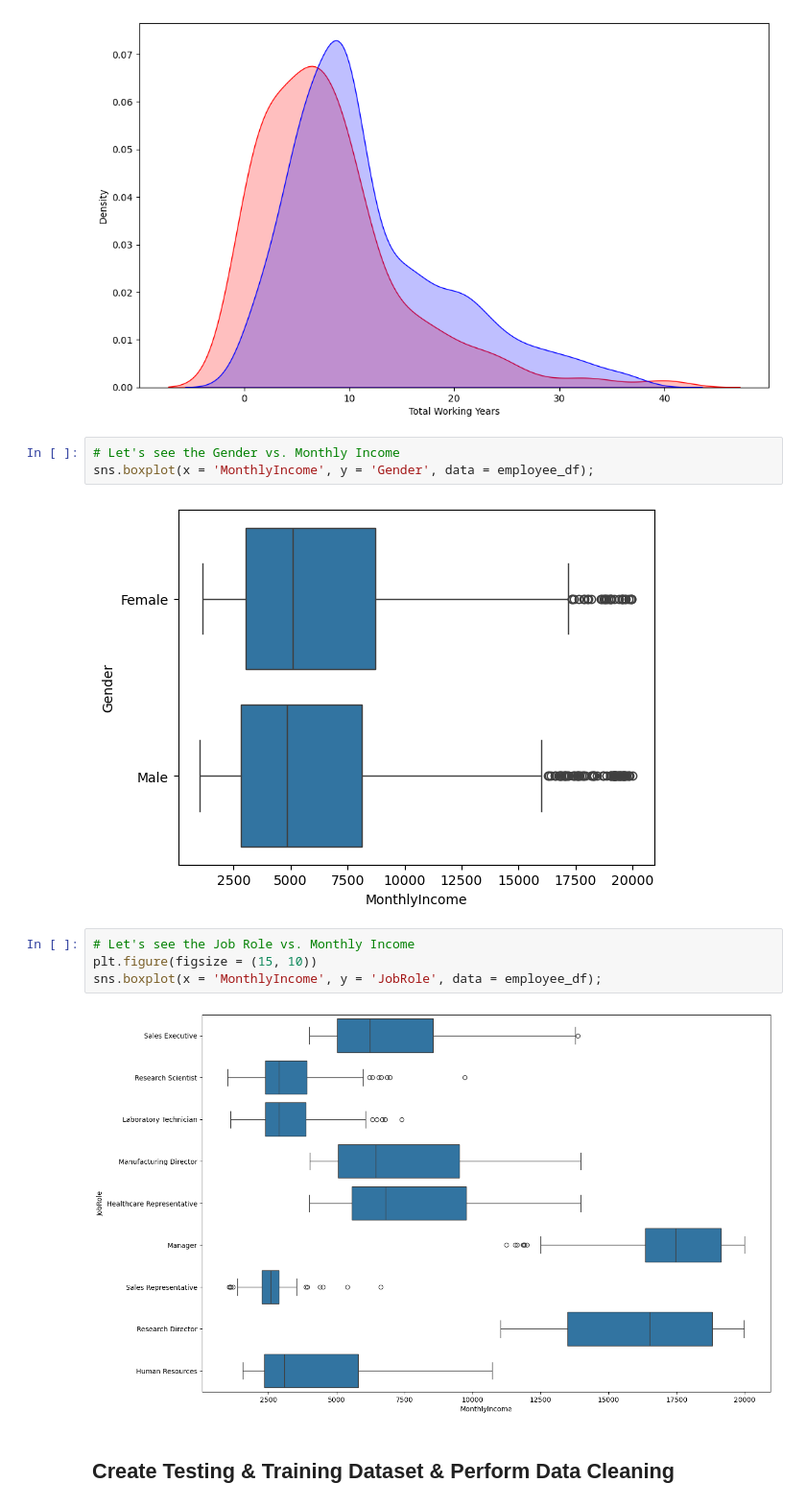
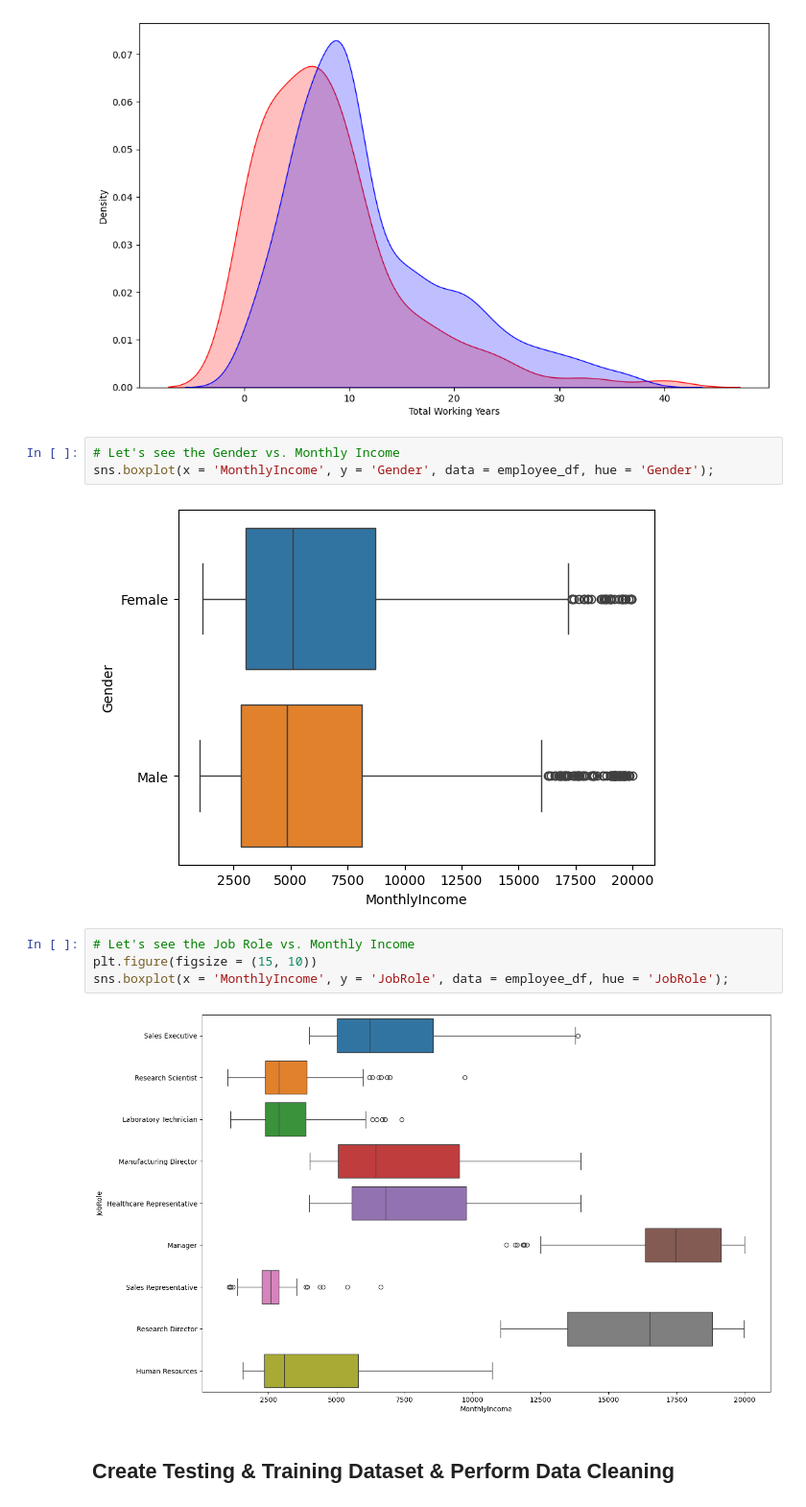
Before and after one commit to antoniolevar/Employee-Attrition-Predictor, a Jupyter notebook: Human Resources Department.ipynb, the cells around one changed output. Shown at 96% size. Cells and saved outputs as stored; diff of their text form.

```diff
--- a/Human Resources Department.ipynb
+++ b/Human Resources Department.ipynb
@@ -275,15 +275,15 @@ plt.xlabel('Total Working Years');
 [figure]
 # %%
 # Let's see the Gender vs. Monthly Income
-sns.boxplot(x = 'MonthlyIncome', y = 'Gender', data = employee_df);
+sns.boxplot(x = 'MonthlyIncome', y = 'Gender', data = employee_df, hue = 'Gender');
 # %% [output]
-[figure, old version]
+[figure, new version]
 # %%
 # Let's see the Job Role vs. Monthly Income
 plt.figure(figsize = (15, 10))
-sns.boxplot(x = 'MonthlyIncome', y = 'JobRole', data = employee_df);
+sns.boxplot(x = 'MonthlyIncome', y = 'JobRole', data = employee_df, hue = 'JobRole');
 # %% [output]
-[figure, old version]
+[figure, new version]
 # %% [markdown]
 ## Create Testing & Training Dataset & Perform Data Cleaning
 # %%
```
Also changed, not shown: parts of 11 cells of this notebook.
